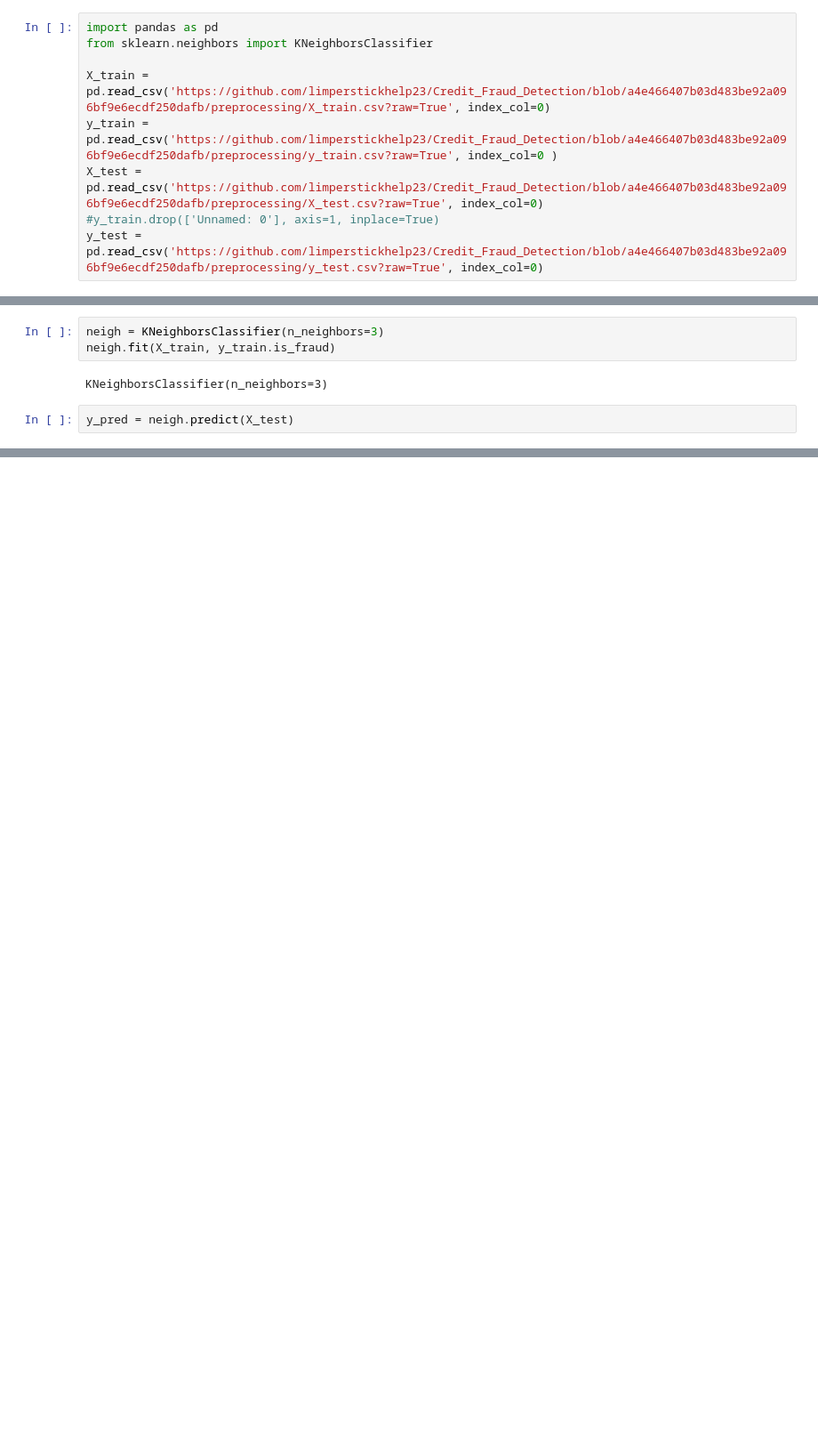
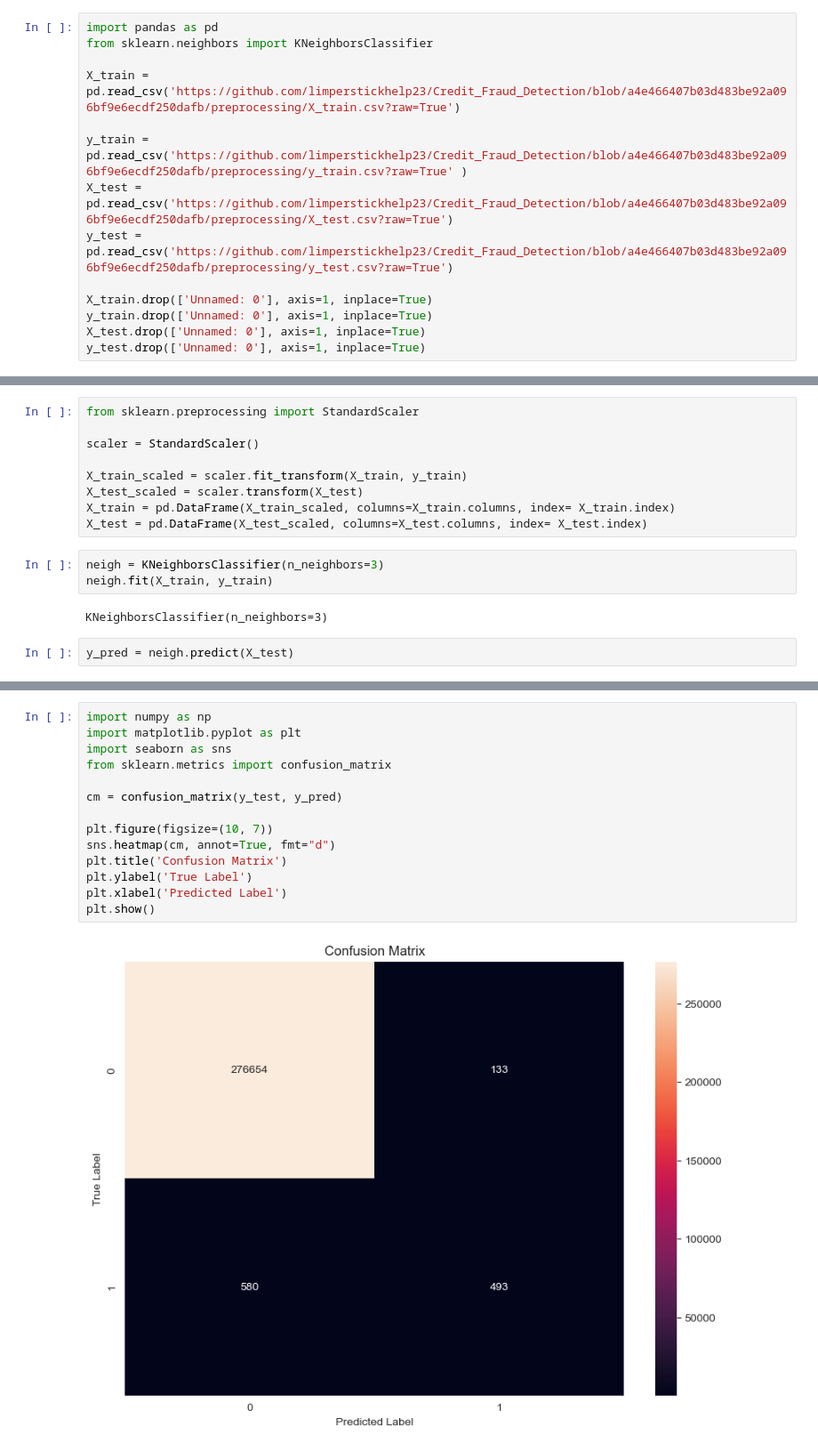
Before and after one commit to limperstickhelp23/Credit_Fraud_Detection, a Jupyter notebook: models/KNeighbors/KNeighbors.ipynb, the cells around one changed output, grey strips where cells are left out. Shown: that part at 89% size. Saved outputs shown, nothing was run; the diff lists cells and outputs as text; blank space fills up the shorter version.

```diff
--- a/models/KNeighbors/KNeighbors.ipynb
+++ b/models/KNeighbors/KNeighbors.ipynb
@@ -2,8 +2,13 @@
 import pandas as pd
 from sklearn.neighbors import KNeighborsClassifier
 
-X_train = pd.read_csv('https://github.com/limperstickhelp23/Credit_Fraud_Detection/blob/a4e466407b03d483be92a096bf9e6ecdf250dafb/preprocessing/X_train.csv?raw=True', index_col=0)
-y_train = pd.read_csv('https://github.com/limperstickhelp23/Credit_Fraud_Detection/blob/a4e466407b03d483be92a096bf9e6ecdf250dafb/preprocessing/y_train.csv?raw=True', index_col=0 )
-X_test = pd.read_csv('https://github.com/limperstickhelp23/Credit_Fraud_Detection/blob/a4e466407b03d483be92a096bf9e6ecdf250dafb/preprocessing/X_test.csv?raw=True', index_col=0)
-#y_train.drop(['Unnamed: 0'], axis=1, inplace=True)
-y_test = pd.read_csv('https://github.com/limperstickhelp23/Credit_Fraud_Detection/blob/a4e466407b03d483be92a096bf9e6ecdf250dafb/preprocessing/y_test.csv?raw=True', index_col=0)
+X_train = pd.read_csv('https://github.com/limperstickhelp23/Credit_Fraud_Detection/blob/a4e466407b03d483be92a096bf9e6ecdf250dafb/preprocessing/X_train.csv?raw=True')
+
+y_train = pd.read_csv('https://github.com/limperstickhelp23/Credit_Fraud_Detection/blob/a4e466407b03d483be92a096bf9e6ecdf250dafb/preprocessing/y_train.csv?raw=True' )
+X_test = pd.read_csv('https://github.com/limperstickhelp23/Credit_Fraud_Detection/blob/a4e466407b03d483be92a096bf9e6ecdf250dafb/preprocessing/X_test.csv?raw=True')
+y_test = pd.read_csv('https://github.com/limperstickhelp23/Credit_Fraud_Detection/blob/a4e466407b03d483be92a096bf9e6ecdf250dafb/preprocessing/y_test.csv?raw=True')
+
+X_train.drop(['Unnamed: 0'], axis=1, inplace=True)
+y_train.drop(['Unnamed: 0'], axis=1, inplace=True)
+X_test.drop(['Unnamed: 0'], axis=1, inplace=True)
+y_test.drop(['Unnamed: 0'], axis=1, inplace=True)
@@ -17,6 +15,15 @@ y_test = pd.read_csv('https://github.com/limperstickhelp23/Credit_Fraud_Detectio
+# %%
+from sklearn.preprocessing import StandardScaler
+
+scaler = StandardScaler()
+
+X_train_scaled = scaler.fit_transform(X_train, y_train)
+X_test_scaled = scaler.transform(X_test)
+X_train = pd.DataFrame(X_train_scaled, columns=X_train.columns, index= X_train.index)
+X_test = pd.DataFrame(X_test_scaled, columns=X_test.columns, index= X_test.index)
 # %%
 neigh = KNeighborsClassifier(n_neighbors=3)
-neigh.fit(X_train, y_train.is_fraud)
+neigh.fit(X_train, y_train)
 # %% [output]
 KNeighborsClassifier(n_neighbors=3)
 # %%
@@ -47,0 +83,16 @@ weighted avg       1.00      1.00      1.00    277860
+# %%
+import numpy as np
+import matplotlib.pyplot as plt
+import seaborn as sns
+from sklearn.metrics import confusion_matrix
+
+cm = confusion_matrix(y_test, y_pred)
+
+plt.figure(figsize=(10, 7))
+sns.heatmap(cm, annot=True, fmt="d")
+plt.title('Confusion Matrix')
+plt.ylabel('True Label')
+plt.xlabel('Predicted Label')
+plt.show()
+# %% [output]
+[figure, added]
```
Also changed, not shown: parts of 5 cells of this notebook.
